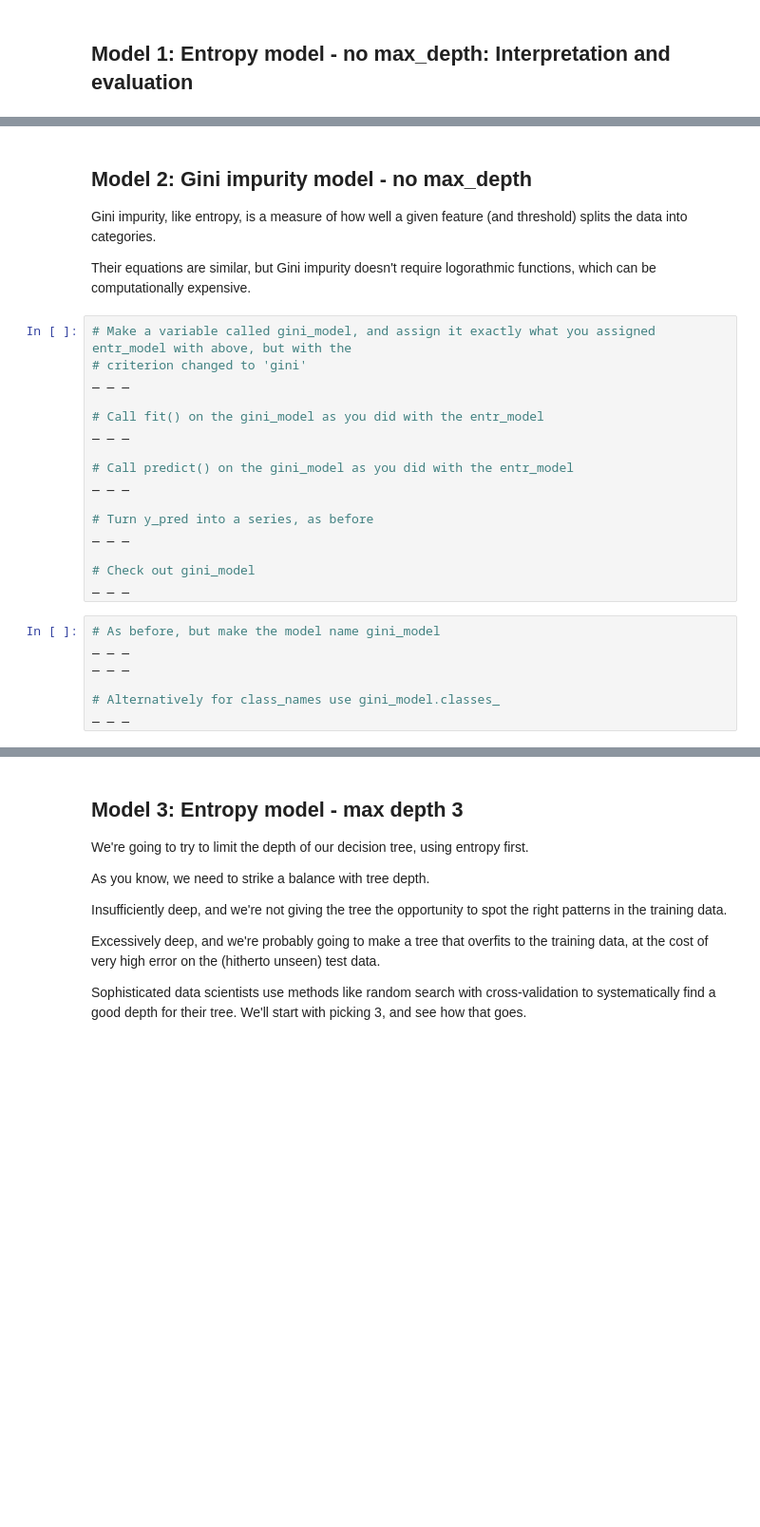
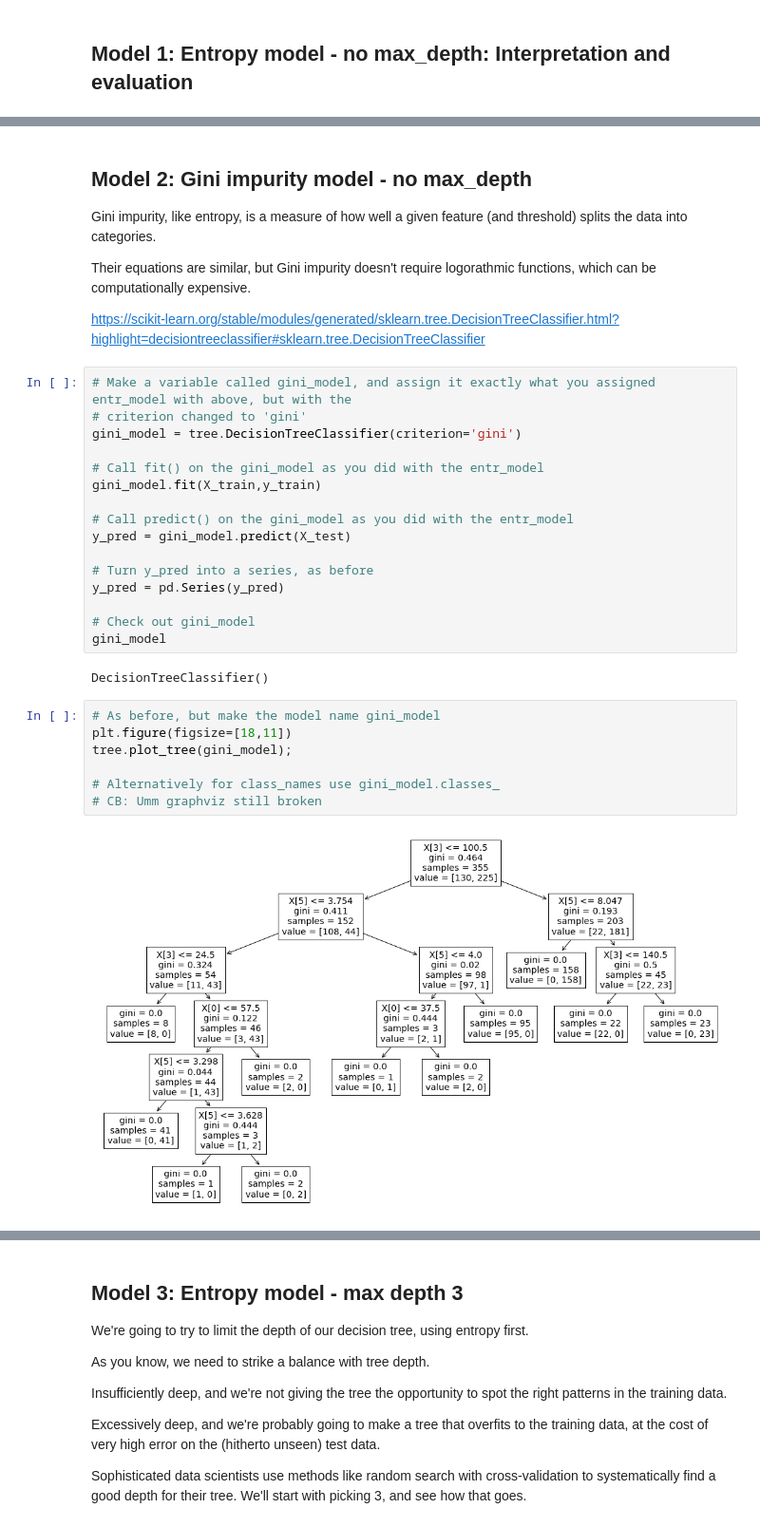
Before and after one commit to cabruck/DataScienceDecisionTree, a Jupyter notebook: Springboard Decision Tree Specialty Coffee Case Study - Tier 3.ipynb, the cells around one changed output, grey strips where cells are left out. Shown at 95% size. Drawn from its saved outputs; the diff is of its cells as text; blank space fills up the shorter version.

```diff
--- a/Springboard Decision Tree Specialty Coffee Case Study - Tier 3.ipynb
+++ b/Springboard Decision Tree Specialty Coffee Case Study - Tier 3.ipynb
@@ -456,29 +471,35 @@ What can you infer from these results? Write your conclusions here:
 Gini impurity, like entropy, is a measure of how well a given feature (and threshold) splits the data into categories.
 
 Their equations are similar, but Gini impurity doesn't require logorathmic functions, which can be computationally expensive.
+
+https://scikit-learn.org/stable/modules/generated/sklearn.tree.DecisionTreeClassifier.html?highlight=decisiontreeclassifier#sklearn.tree.DecisionTreeClassifier
 # %%
 # Make a variable called gini_model, and assign it exactly what you assigned entr_model with above, but with the
 # criterion changed to 'gini'
-_ _ _
+gini_model = tree.DecisionTreeClassifier(criterion='gini')
 
 # Call fit() on the gini_model as you did with the entr_model
-_ _ _
+gini_model.fit(X_train,y_train)
 
 # Call predict() on the gini_model as you did with the entr_model
-_ _ _
+y_pred = gini_model.predict(X_test)
 
 # Turn y_pred into a series, as before
-_ _ _
+y_pred = pd.Series(y_pred)
 
 # Check out gini_model
-_ _ _
+gini_model
+# %% [output]
+DecisionTreeClassifier()
 # %%
 # As before, but make the model name gini_model
-_ _ _
-_ _ _
+plt.figure(figsize=[18,11])
+tree.plot_tree(gini_model);
 
 # Alternatively for class_names use gini_model.classes_
-_ _ _
+# CB: Umm graphviz still broken
+# %% [output]
+[figure, added]
 # %%
 # Run this block for model evaluation
 print("Model Gini impurity model")
```
Also changed, not shown: parts of 30 cells of this notebook.
